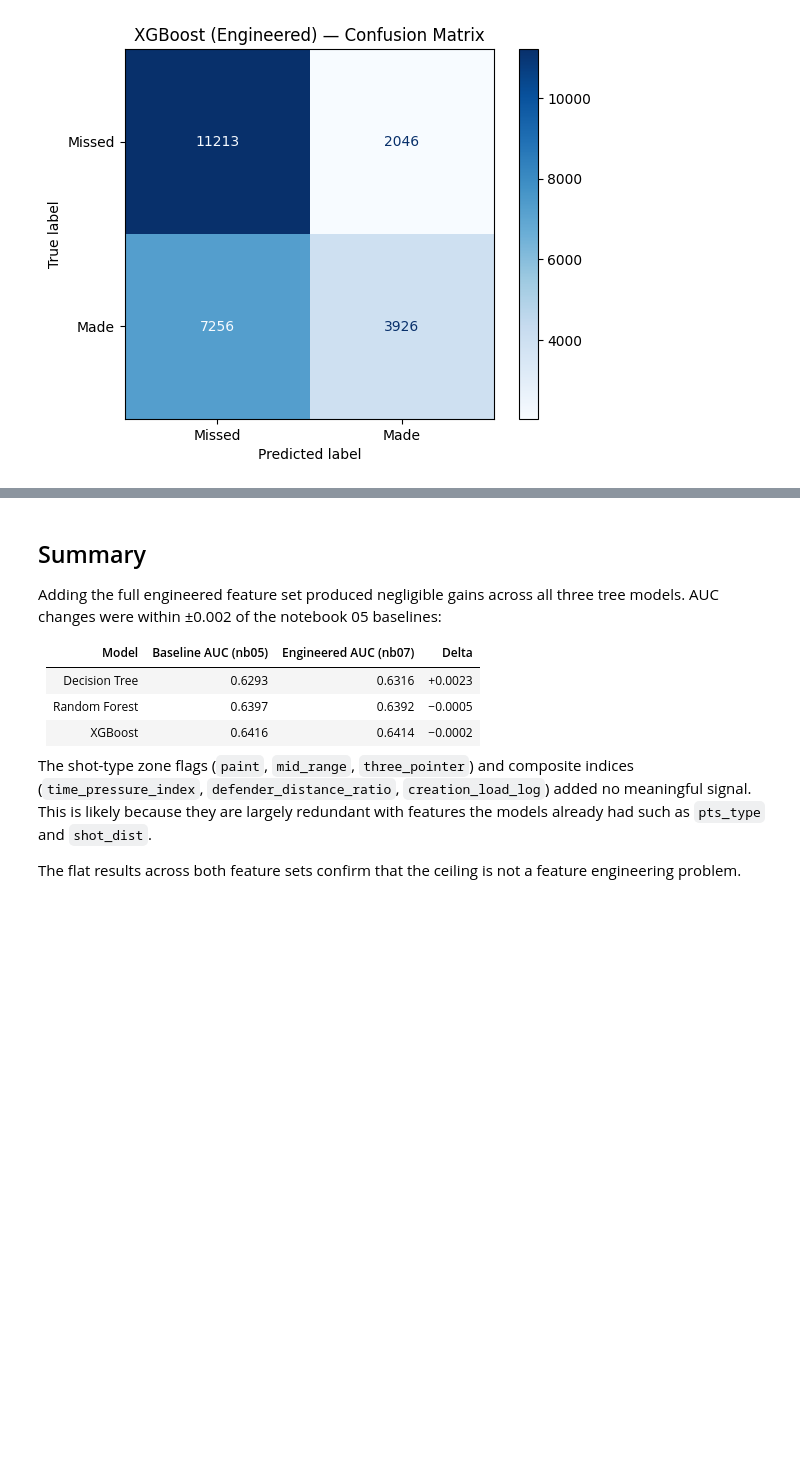
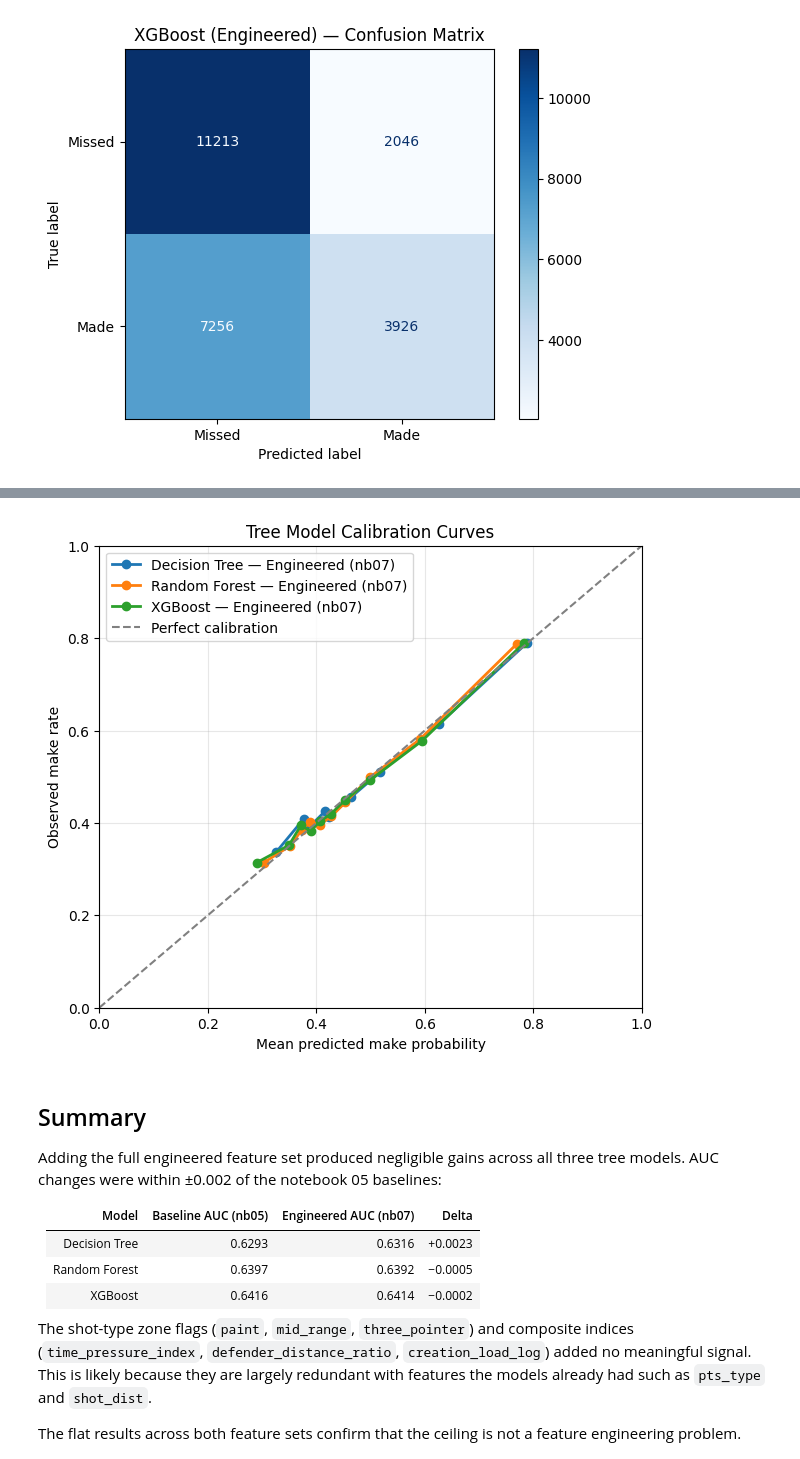
Before and after one commit to nseluga/Shot-Value-Machine-Learning, a Jupyter notebook: notebooks/07_tree_models_engineered.ipynb, the cells around one changed output, grey strips where cells are left out. Saved outputs shown, nothing was run; the diff lists cells and outputs as text; code cells hidden in the pictures; blank space fills up the shorter version.

```diff
--- a/notebooks/07_tree_models_engineered.ipynb
+++ b/notebooks/07_tree_models_engineered.ipynb
@@ -239,3 +251,29 @@ plt.show()
+# %%
+calibration_models = {
+    "Decision Tree — Engineered (nb07)": y_prob_dt,
+    "Random Forest — Engineered (nb07)": y_prob_rf,
+    "XGBoost — Engineered (nb07)": y_prob_xgb,
+}
+
+fig, ax = plt.subplots(figsize=(7, 6))
+
+for model_name, y_prob in calibration_models.items():
+    prob_true, prob_pred = calibration_curve(
+        y_test, y_prob, n_bins=10, strategy="quantile"
+    )
+    ax.plot(prob_pred, prob_true, marker="o", linewidth=2, label=model_name)
+
+ax.plot([0, 1], [0, 1], linestyle="--", color="gray", label="Perfect calibration")
+ax.set_title("Tree Model Calibration Curves")
+ax.set_xlabel("Mean predicted make probability")
+ax.set_ylabel("Observed make rate")
+ax.set_xlim(0, 1)
+ax.set_ylim(0, 1)
+ax.grid(alpha=0.3)
+ax.legend()
+plt.show()
+# %% [output]
+[figure, added]
 # %% [markdown]
 ## Summary
 
```
Also changed, not shown: parts of 5 cells of this notebook, 3 other files.
